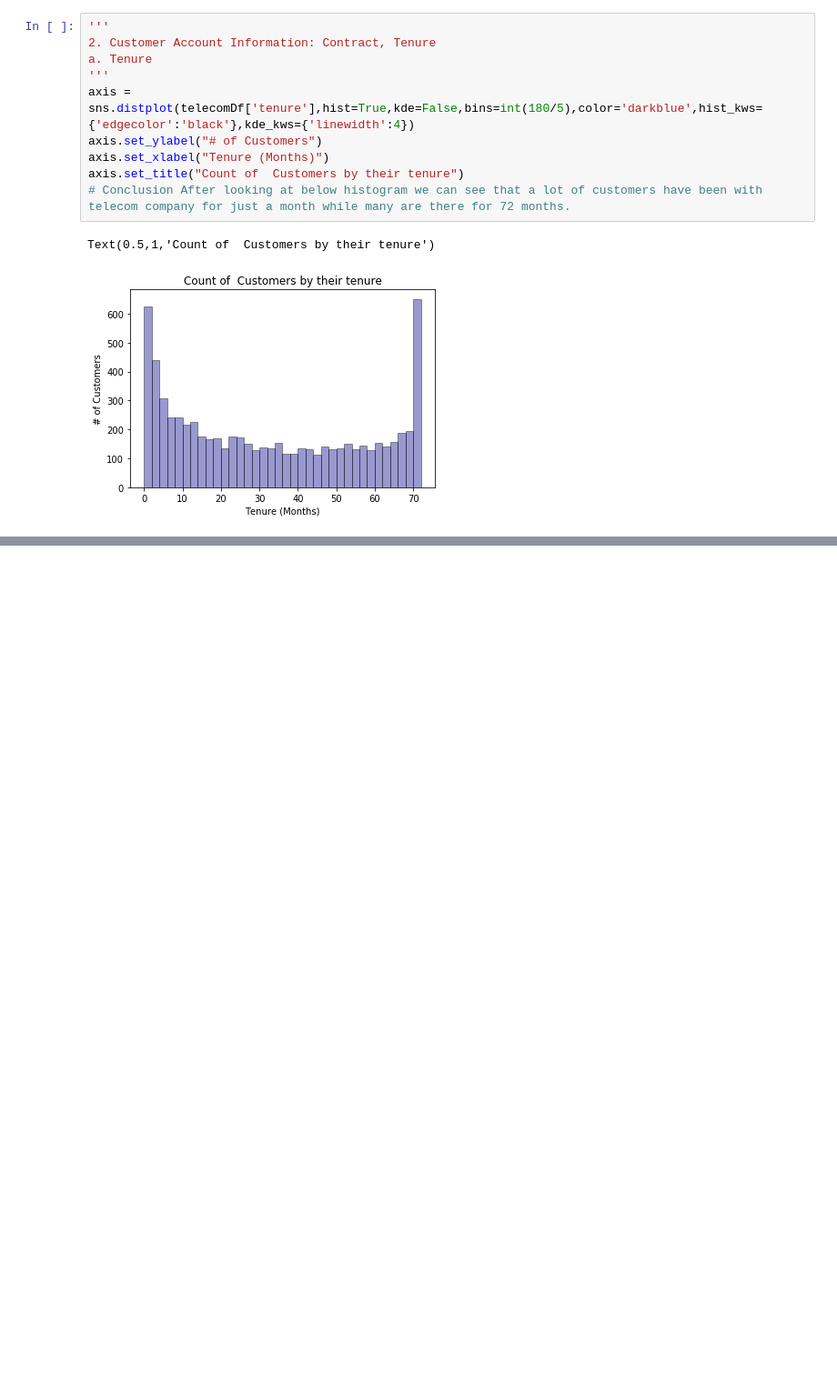
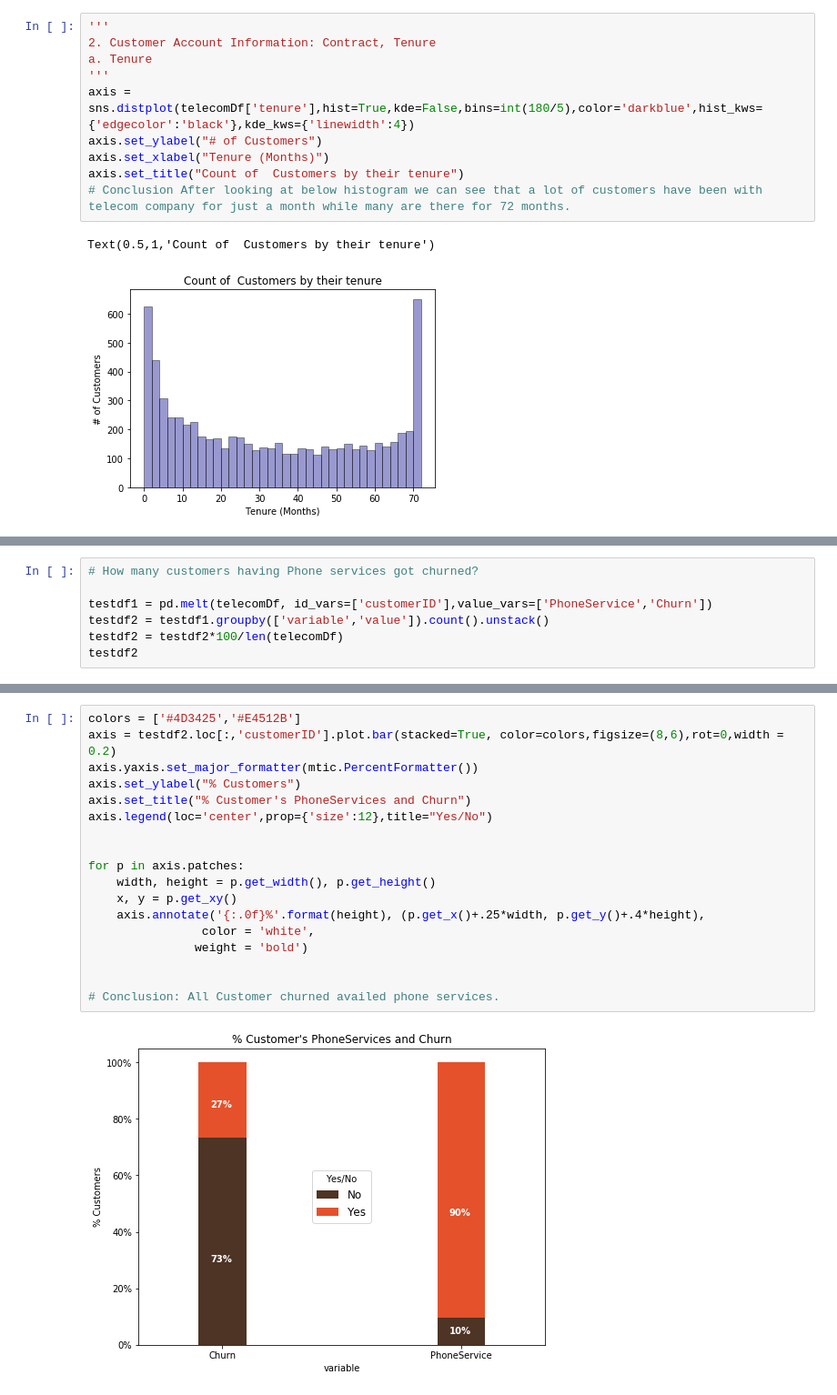
Before and after one commit to sudhanshu746/DataScience, a Jupyter notebook: Telecom_Churn_Prediction/Kaggle Kernel_EDA-Telecom Churn Prediction.ipynb, the cells around one changed output, grey strips where cells are left out. Shown at 91% size. Saved outputs shown, nothing was run; the diff lists cells and outputs as text; blank space fills up the shorter version.

```diff
--- a/Telecom_Churn_Prediction/Kaggle Kernel_EDA-Telecom Churn Prediction.ipynb
+++ b/Telecom_Churn_Prediction/Kaggle Kernel_EDA-Telecom Churn Prediction.ipynb
@@ -180,0 +192,7 @@ telecomDf[["InternetService","OnlineSecurity","Churn"]].head(20)
+# %%
+# How many customers having Phone services got churned?
+
+testdf1 = pd.melt(telecomDf, id_vars=['customerID'],value_vars=['PhoneService','Churn'])
+testdf2 = testdf1.groupby(['variable','value']).count().unstack()
+testdf2 = testdf2*100/len(telecomDf)
+testdf2
@@ -180,0 +205,20 @@ telecomDf[["InternetService","OnlineSecurity","Churn"]].head(20)
+# %%
+colors = ['#4D3425','#E4512B']
+axis = testdf2.loc[:,'customerID'].plot.bar(stacked=True, color=colors,figsize=(8,6),rot=0,width = 0.2)
+axis.yaxis.set_major_formatter(mtic.PercentFormatter())
+axis.set_ylabel("% Customers")
+axis.set_title("% Customer's PhoneServices and Churn")
+axis.legend(loc='center',prop={'size':12},title="Yes/No")
+
+
+for p in axis.patches:
+    width, height = p.get_width(), p.get_height()
+    x, y = p.get_xy()
+    axis.annotate('{:.0f}%'.format(height), (p.get_x()+.25*width, p.get_y()+.4*height),
+                color = 'white',
+               weight = 'bold')
+
+
+# Conclusion: All Customer churned availed phone services.
+# %% [output]
+[figure, added]
```
Also changed, not shown: parts of 5 cells of this notebook.
